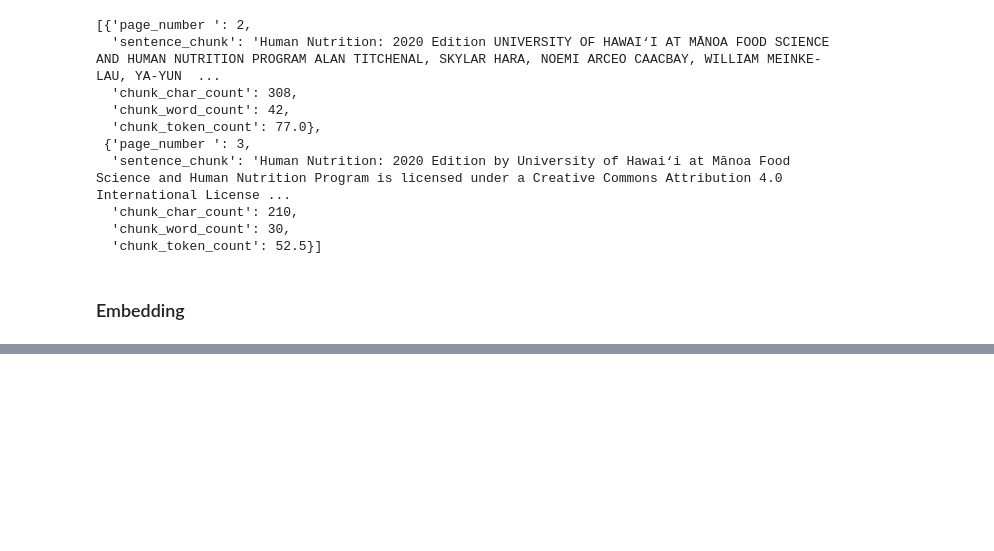
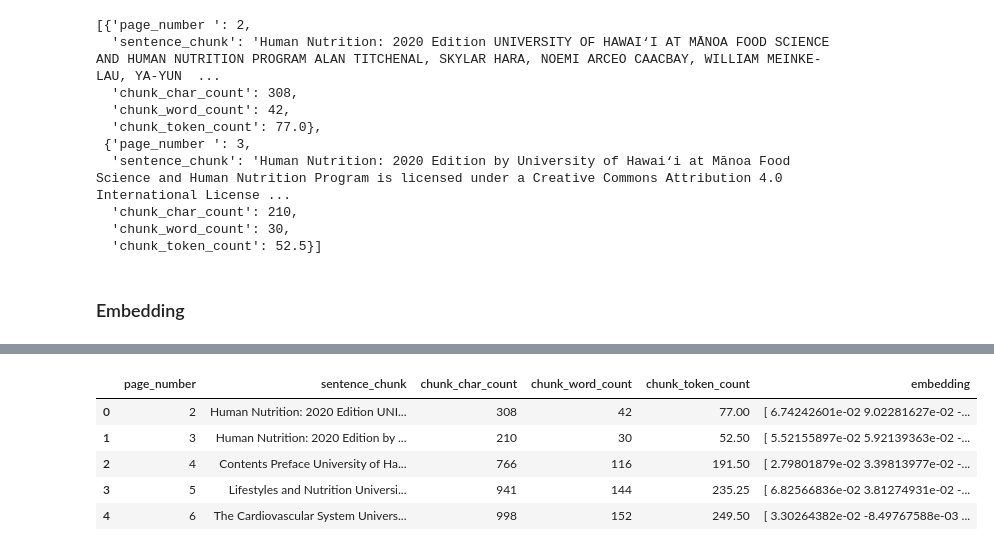
Before and after one commit to RomanMykolaichuk/DanielsRAG, a Jupyter notebook: sample.ipynb, the cells around one changed output, grey strips where cells are left out. Drawn from its saved outputs; the diff is of its cells as text; code cells hidden in the pictures; blank space fills up the shorter version.

```diff
--- a/sample.ipynb
+++ b/sample.ipynb
@@ -334,0 +402,16 @@ pages_and_chunks_over_min_token_len[:2]
+# %%
+# Save embeddings to file
+text_chunks_and_embeddings_df = pd.DataFrame(pages_and_chunks_over_min_token_len)
+embeddings_df_save_path = "text_chunks_and_embeddings_df.csv"
+text_chunks_and_embeddings_df.to_csv(embeddings_df_save_path, index=False)
+# %%
+# Import saved file and view
+text_chunks_and_embedding_df_load = pd.read_csv(embeddings_df_save_path)
+text_chunks_and_embedding_df_load.head()
+# %% [output]
+|  | page_number | sentence_chunk | chunk_char_count | chunk_word_count | chunk_token_count | embedding |
+| 0 | 2 | Human Nutrition: 2020 Edition UNI... | 308 | 42 | 77.00 | [ 6.74242601e-02 9.02281627e-02 -... |
+| 1 | 3 | Human Nutrition: 2020 Edition by ... | 210 | 30 | 52.50 | [ 5.52155897e-02 5.92139363e-02 -... |
+| 2 | 4 | Contents Preface University of Ha... | 766 | 116 | 191.50 | [ 2.79801879e-02 3.39813977e-02 -... |
+| 3 | 5 | Lifestyles and Nutrition Universi... | 941 | 144 | 235.25 | [ 6.82566836e-02 3.81274931e-02 -... |
+| 4 | 6 | The Cardiovascular System Univers... | 998 | 152 | 249.50 | [ 3.30264382e-02 -8.49767588e-03 ... |
```
Also changed, not shown: parts of 18 cells of this notebook, 1 other file.
